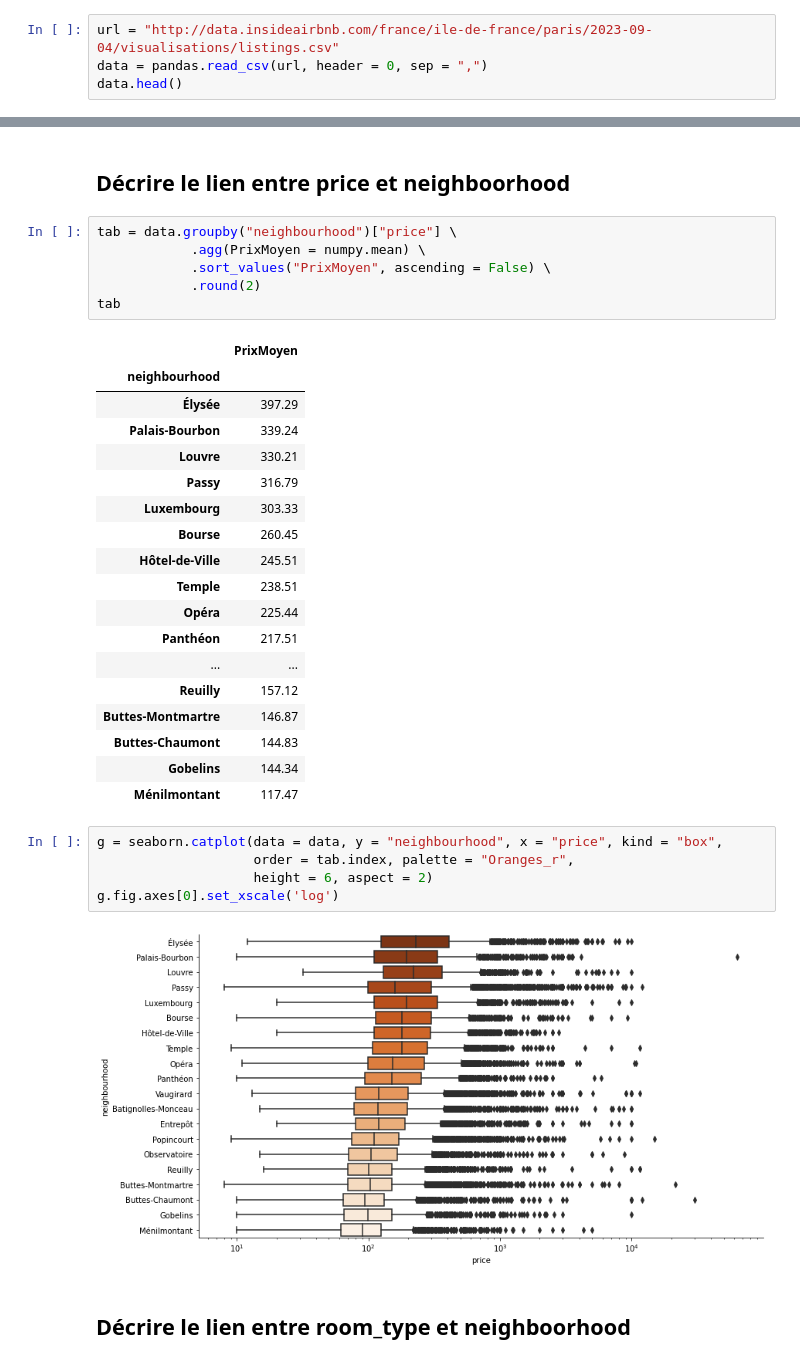
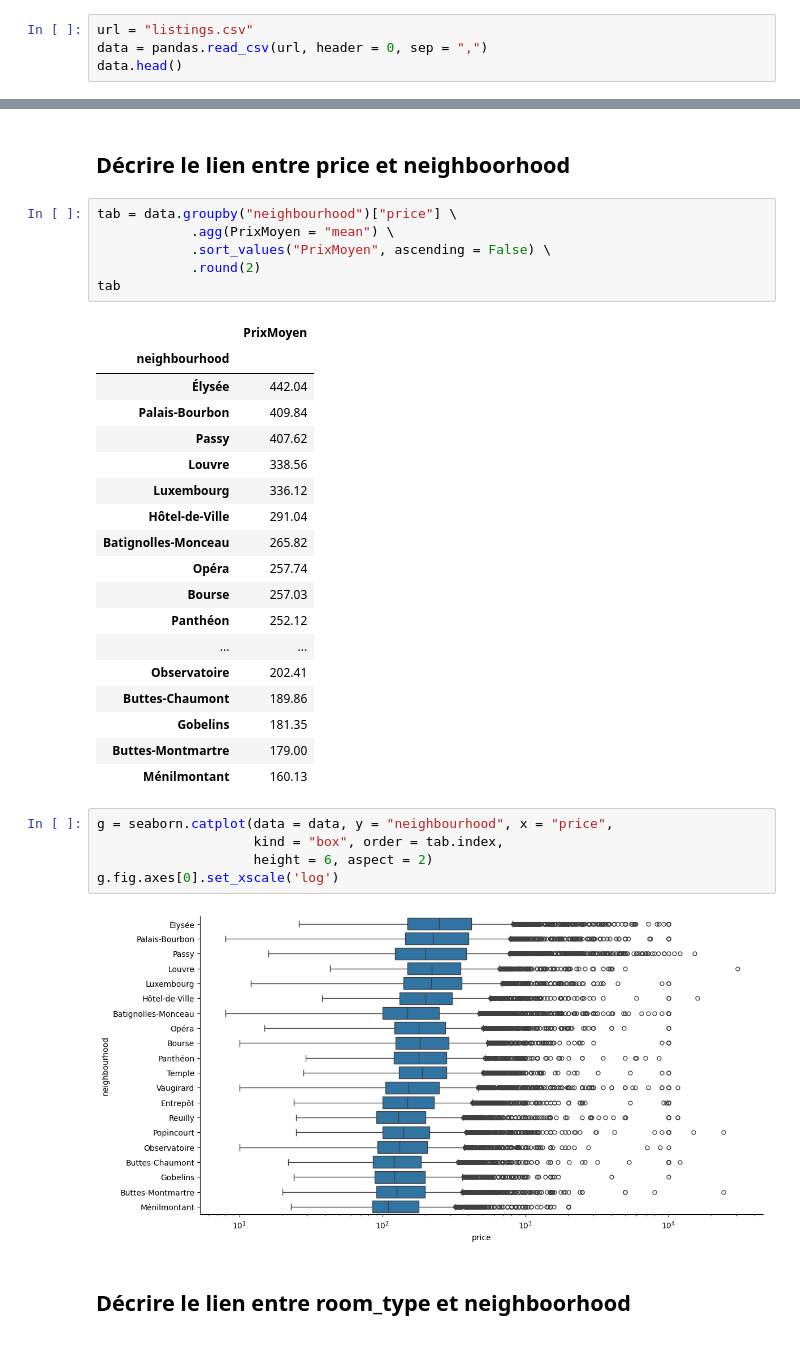
Before and after one commit to fxjollois/cours-2024-2025, a Jupyter notebook: ufr--m1-dci--ecd/seance2-correction.ipynb, the cells around one changed output, grey strips where cells are left out. Saved outputs shown, nothing was run; the diff lists cells and outputs as text.

```diff
--- a/ufr--m1-dci--ecd/seance2-correction.ipynb
+++ b/ufr--m1-dci--ecd/seance2-correction.ipynb
@@ -10,7 +9,7 @@ import seaborn
 # %% [markdown]
 ## Récupérer les données dans un DataFrame
 # %%
-url = "http://data.insideairbnb.com/france/ile-de-france/paris/2023-09-04/visualisations/listings.csv"
+url = "listings.csv"
 data = pandas.read_csv(url, header = 0, sep = ",")
 data.head()
 # %% [output]
@@ -183,36 +182,36 @@ g.fig.axes[0].set_yscale('log')
 ## Décrire le lien entre price et neighboorhood
 # %%
 tab = data.groupby("neighbourhood")["price"] \
-            .agg(PrixMoyen = numpy.mean) \
+            .agg(PrixMoyen = "mean") \
             .sort_values("PrixMoyen", ascending = False) \
             .round(2)
 tab
 # %% [output]
 |  | PrixMoyen |
 | neighbourhood |  |
-| Élysée | 397.29 |
-| Palais-Bourbon | 339.24 |
-| Louvre | 330.21 |
-| Passy | 316.79 |
-| Luxembourg | 303.33 |
-| Bourse | 260.45 |
-| Hôtel-de-Ville | 245.51 |
-| Temple | 238.51 |
-| Opéra | 225.44 |
-| Panthéon | 217.51 |
+| Élysée | 442.04 |
+| Palais-Bourbon | 409.84 |
+| Passy | 407.62 |
+| Louvre | 338.56 |
+| Luxembourg | 336.12 |
+| Hôtel-de-Ville | 291.04 |
+| Batignolles-Monceau | 265.82 |
+| Opéra | 257.74 |
+| Bourse | 257.03 |
+| Panthéon | 252.12 |
 | ... | ... |
-| Reuilly | 157.12 |
-| Buttes-Montmartre | 146.87 |
-| Buttes-Chaumont | 144.83 |
-| Gobelins | 144.34 |
-| Ménilmontant | 117.47 |
+| Observatoire | 202.41 |
+| Buttes-Chaumont | 189.86 |
+| Gobelins | 181.35 |
+| Buttes-Montmartre | 179.00 |
+| Ménilmontant | 160.13 |
 # %%
-g = seaborn.catplot(data = data, y = "neighbourhood", x = "price", kind = "box",
-                    order = tab.index, palette = "Oranges_r",
+g = seaborn.catplot(data = data, y = "neighbourhood", x = "price",
+                    kind = "box", order = tab.index,
                     height = 6, aspect = 2)
 g.fig.axes[0].set_xscale('log')
 # %% [output]
-[figure, old version]
+[figure, new version]
 # %% [markdown]
 ## Décrire le lien entre room_type et neighboorhood
 # %%
```
Also changed, not shown: parts of 21 cells of this notebook, 2 other files.
